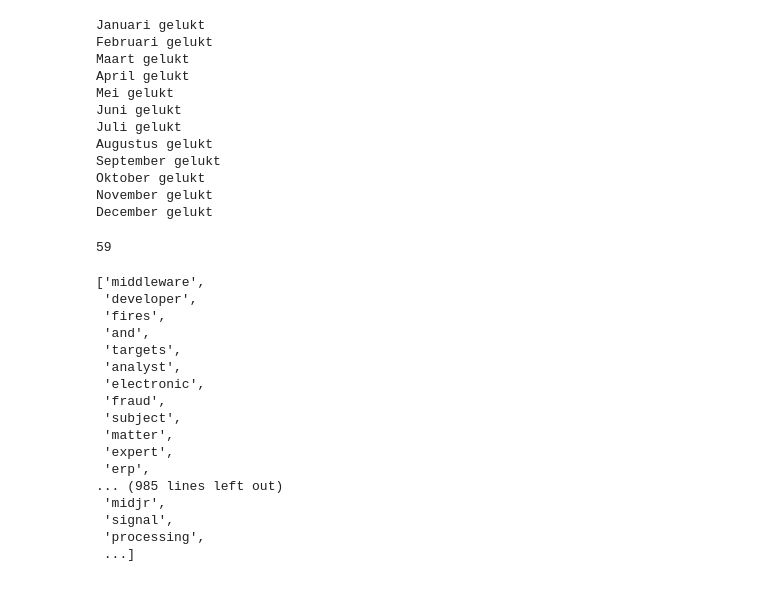
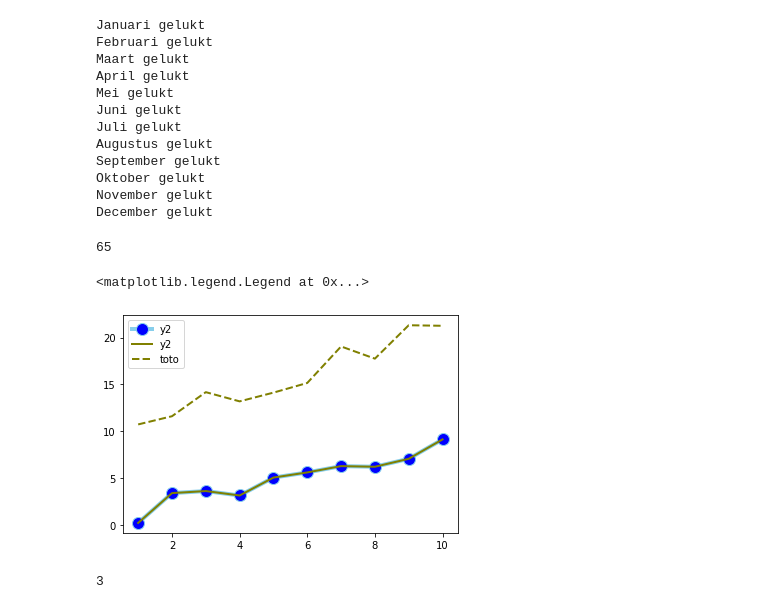
Before and after one commit to KevindeMeijer/Vacaturesite, a Jupyter notebook: Server/back_end/test_file.ipynb, the cells around one changed output. Saved outputs shown, nothing was run; the diff lists cells and outputs as text; code cells hidden in the pictures.

Commit message:
Zorgen dat de grafieken gaan werken, nog niet helemaal goed.

```diff
--- a/Server/back_end/test_file.ipynb
+++ b/Server/back_end/test_file.ipynb
@@ -284,27 +510,27 @@ januarie_frondend
+# %%
+nov_frontend
+# %% [output]
+65
+# %%
+import matplotlib.pyplot as plt
+import numpy as np
+import pandas as pd
+
+# Data
+df=pd.DataFrame({'x': range(1,11), 'y1': nov_backend, 'y2': np.random.randn(10)+range(1,11), 'y3': np.random.randn(10)+range(11,21) })
+
+# multiple line plot
+plt.plot( 'x', 'y2', data=df, marker='o', markerfacecolor='blue', markersize=12, color='skyblue', linewidth=4)
+plt.plot( 'x', 'y2', data=df, marker='', color='olive', linewidth=2)
+plt.plot( 'x', 'y3', data=df, marker='', color='olive', linewidth=2, linestyle='dashed', label="toto")
+plt.legend()
+# %% [output]
+<matplotlib.legend.Legend at 0x...>
+[figure, added]
 # %%
-print(jul_goed.count("security"))
+print(jan_goed.count("security"))
 # %% [output]
-59
+3
-# %%
-jul_goed
-# %% [output]
-['middleware',
- 'developer',
- 'fires',
- 'and',
- 'targets',
- 'analyst',
- 'electronic',
- 'fraud',
- 'subject',
- 'matter',
- 'expert',
- 'erp',
-... (985 lines left out)
- 'midjr',
- 'signal',
- 'processing',
- ...]
 # %%
 remove_punctuations = str.maketrans('', '', string.punctuation)
 remove_digits = str.maketrans('', '', string.digits)
```
Also changed, not shown: parts of 2 cells of this notebook, 5 other files.
